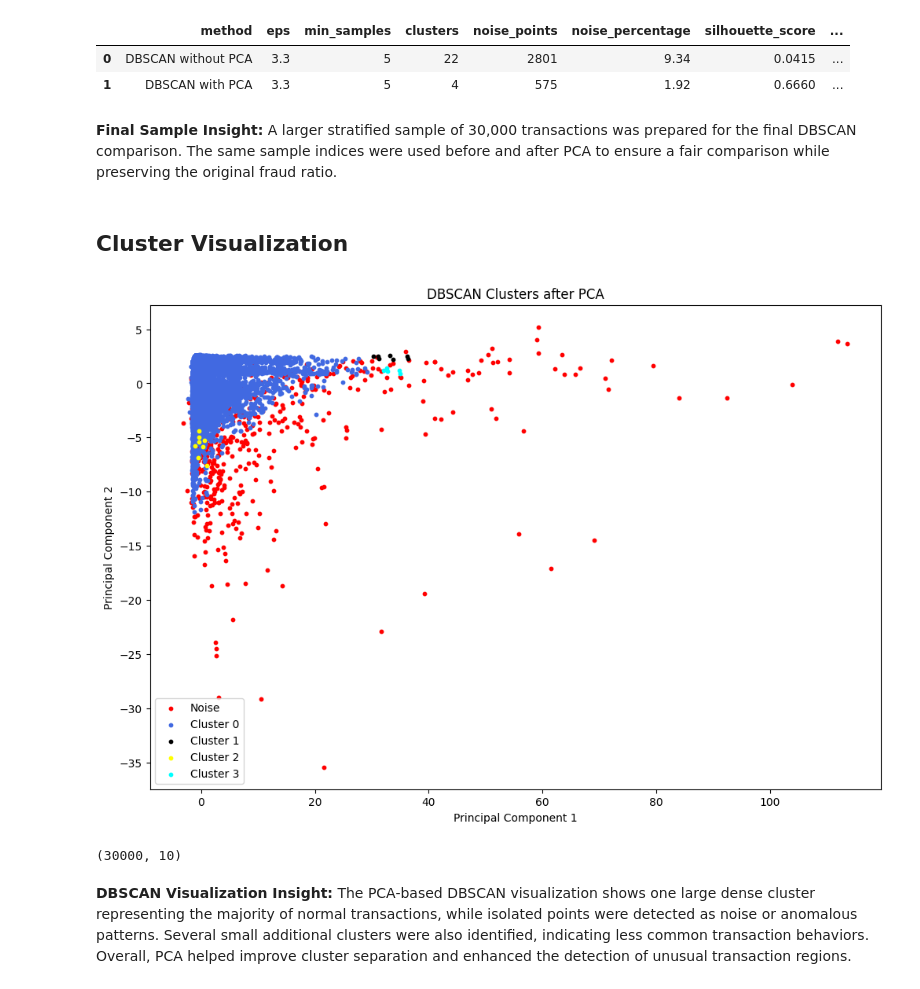
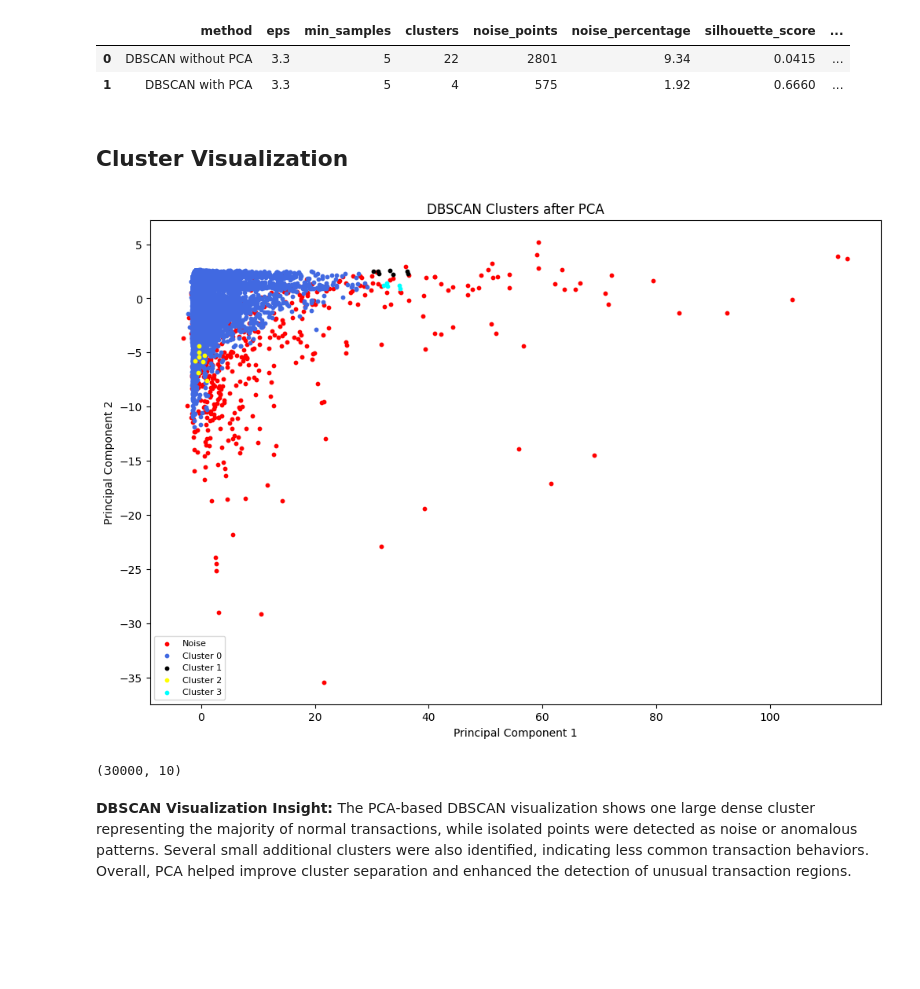
Before and after one commit to DOHA-BASEM3/FINAL-PROJECT, a Jupyter notebook: Ghena_Preprocessing_PCA_tSNE.ipynb, the cells around one changed output. Saved outputs shown, nothing was run; the diff lists cells and outputs as text; code cells hidden in the pictures; blank space fills up the shorter version.

```diff
--- a/Ghena_Preprocessing_PCA_tSNE.ipynb
+++ b/Ghena_Preprocessing_PCA_tSNE.ipynb
@@ -870,9 +891,6 @@ display(comparison_df )
 |  | method | eps | min_samples | clusters | noise_points | noise_percentage | silhouette_score | ... |
 | 0 | DBSCAN without PCA | 3.3 | 5 | 22 | 2801 | 9.34 | 0.0415 | ... |
 | 1 | DBSCAN with PCA | 3.3 | 5 | 4 | 575 | 1.92 | 0.6660 | ... |
-# %% [markdown]
-**Final Sample Insight:**
-A larger stratified sample of 30,000 transactions was prepared for the final DBSCAN comparison. The same sample indices were used before and after PCA to ensure a fair comparison while preserving the original fraud ratio.
 # %% [markdown]
 ## Cluster Visualization
 # %%
@@ -880,15 +898,14 @@ A larger stratified sample of 30,000 transactions was prepared for the final DBS
 # DBSCAN Cluster Visualization
 # ===============================
 
-# Visualize DBSCAN clustering results on PCA-reduced data.
-# Noise points are shown in red, while clusters are shown in different colors.
-
-# First 2 component PCA
+# Use the first two PCA components for visualization
 X_pca_2d = X_after_pca_sample[:, :2]
-
 plt.figure(figsize=(12,8))
 
+# Get unique cluster labels
 unique_labels = np.unique(labels_after_pca)
+
+# Plot each cluster separately
 for label in unique_labels:
 
     if label == -1:
@@ -896,43 +913,42 @@ for label in unique_labels:
         label_name = "Noise"
 
     elif label == 0:
-        color = "royalblue"
+        color ="royalblue"
         label_name = "Cluster 0"
 
     elif label == 1:
         color = "black"
         label_name = "Cluster 1"
 
     elif label == 2:
-        color =  "yellow"
+        color = "yellow"
         label_name = "Cluster 2"
 
     elif label == 3:
-        color = "cyan"
+        color =  "cyan"
         label_name = "Cluster 3"
 
     else:
         color = "darkturquoise"
         label_name = f"Cluster {label}"
 
+# Plot cluster points
     plt.scatter(
         X_pca_2d[labels_after_pca == label, 0],
         X_pca_2d[labels_after_pca == label, 1],
         s=10,
         c=color,
         label=label_name
     )
 plt.title("DBSCAN Clusters after PCA")
 
 plt.xlabel("Principal Component 1")
 plt.ylabel("Principal Component 2")
-
-plt.legend()
-
+plt.legend(fontsize=8)
 plt.show()
 print(X_after_pca_sample.shape)
 # %% [output]
-[figure, old version]
+[figure, new version]
 (30000, 10)
 # %% [markdown]
 **DBSCAN Visualization Insight:**
```
Also changed, not shown: parts of 9 cells of this notebook.
